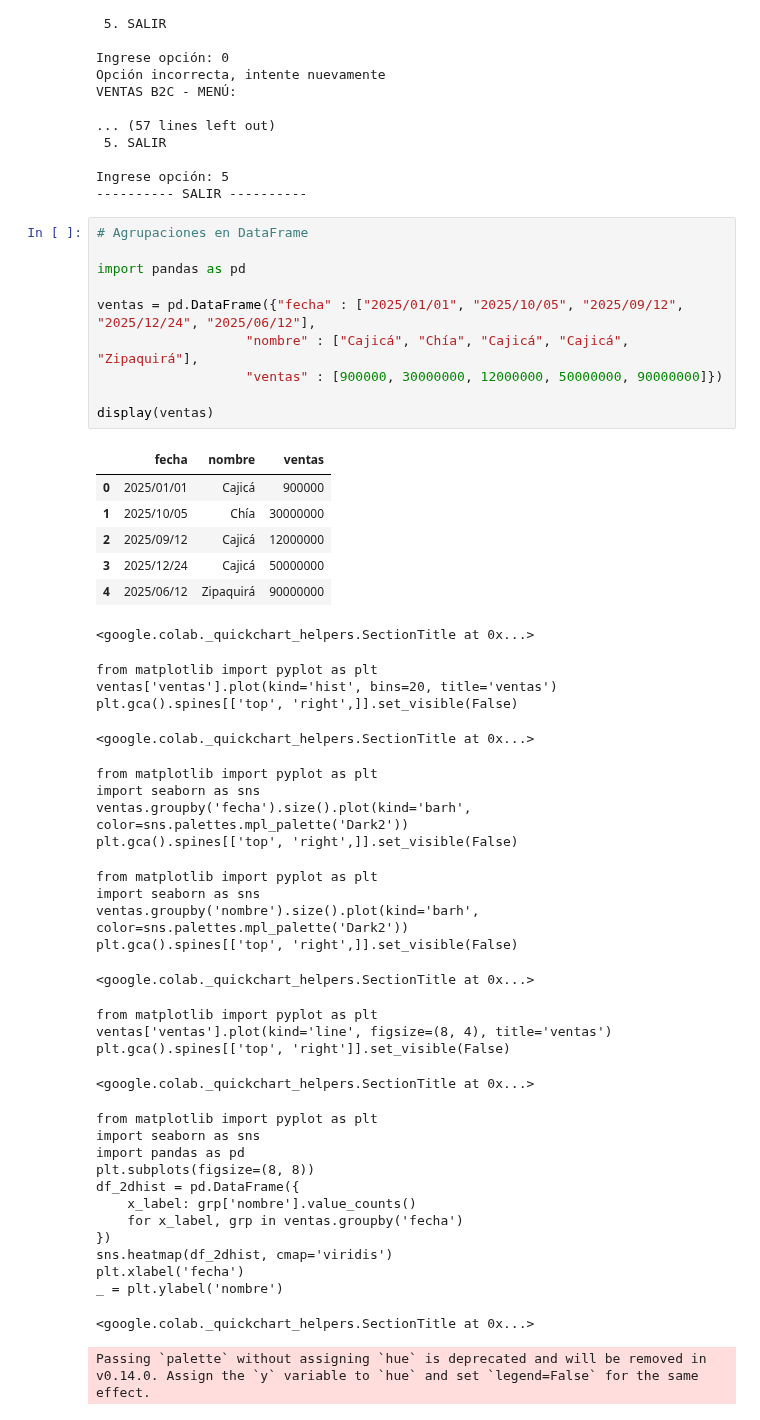
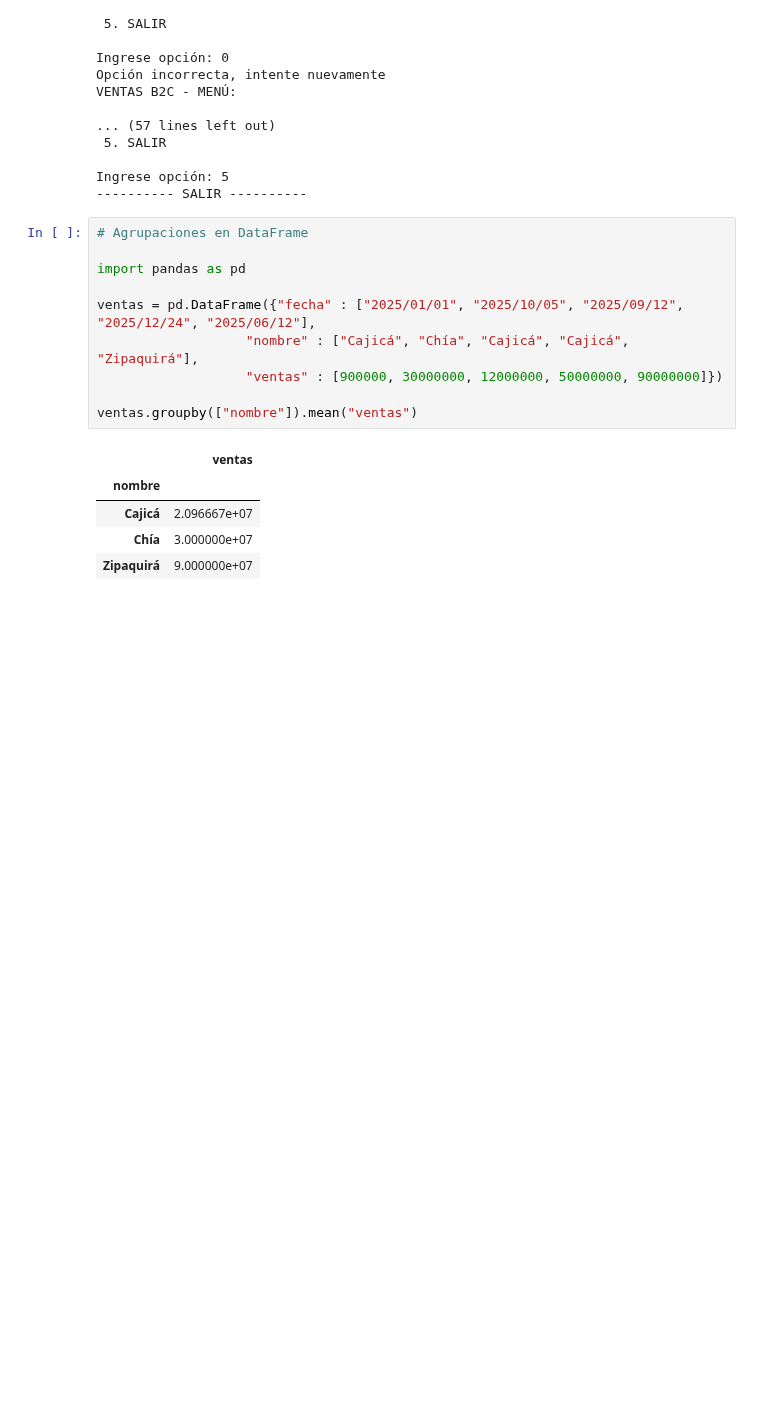
Before and after one commit to justoneye/Bootcamp-IA-G84, a Jupyter notebook: Semana4.ipynb, the cells around one changed output. Saved outputs shown, nothing was run; the diff lists cells and outputs as text; blank space fills up the shorter version.

Commit message:
Se creó con Colab

```diff
--- a/Semana4.ipynb
+++ b/Semana4.ipynb
@@ -374,48 +374,16 @@ Ingrese opción: 5
 # %%
 # Agrupaciones en DataFrame
 
 import pandas as pd
 
 ventas = pd.DataFrame({"fecha" : ["2025/01/01", "2025/10/05", "2025/09/12", "2025/12/24", "2025/06/12"],
                    "nombre" : ["Cajicá", "Chía", "Cajicá", "Cajicá", "Zipaquirá"],
                    "ventas" : [900000, 30000000, 12000000, 50000000, 90000000]})
 
-display(ventas)
+ventas.groupby(["nombre"]).mean("ventas")
 # %% [output]
-|  | fecha | nombre | ventas |
-| 0 | 2025/01/01 | Cajicá | 900000 |
-| 1 | 2025/10/05 | Chía | 30000000 |
-| 2 | 2025/09/12 | Cajicá | 12000000 |
-| 3 | 2025/12/24 | Cajicá | 50000000 |
-| 4 | 2025/06/12 | Zipaquirá | 90000000 |
+|  | ventas |
+| nombre |  |
+| Cajicá | 2.096667e+07 |
+| Chía | 3.000000e+07 |
+| Zipaquirá | 9.000000e+07 |
-<google.colab._quickchart_helpers.SectionTitle at 0x...>
-from matplotlib import pyplot as plt
-ventas['ventas'].plot(kind='hist', bins=20, title='ventas')
-plt.gca().spines[['top', 'right',]].set_visible(False)
-<google.colab._quickchart_helpers.SectionTitle at 0x...>
-from matplotlib import pyplot as plt
-import seaborn as sns
-ventas.groupby('fecha').size().plot(kind='barh', color=sns.palettes.mpl_palette('Dark2'))
-plt.gca().spines[['top', 'right',]].set_visible(False)
-from matplotlib import pyplot as plt
-import seaborn as sns
-ventas.groupby('nombre').size().plot(kind='barh', color=sns.palettes.mpl_palette('Dark2'))
-plt.gca().spines[['top', 'right',]].set_visible(False)
-<google.colab._quickchart_helpers.SectionTitle at 0x...>
-from matplotlib import pyplot as plt
-ventas['ventas'].plot(kind='line', figsize=(8, 4), title='ventas')
-plt.gca().spines[['top', 'right']].set_visible(False)
-<google.colab._quickchart_helpers.SectionTitle at 0x...>
-from matplotlib import pyplot as plt
-import seaborn as sns
-import pandas as pd
-plt.subplots(figsize=(8, 8))
-df_2dhist = pd.DataFrame({
-    x_label: grp['nombre'].value_counts()
-    for x_label, grp in ventas.groupby('fecha')
-})
-sns.heatmap(df_2dhist, cmap='viridis')
-plt.xlabel('fecha')
-_ = plt.ylabel('nombre')
-<google.colab._quickchart_helpers.SectionTitle at 0x...>
-Passing `palette` without assigning `hue` is deprecated and will be removed in v0.14.0. Assign the `y` variable to `hue` and set `legend=False` for the same effect.
```
Also changed, not shown: parts of 1 cell of this notebook.
